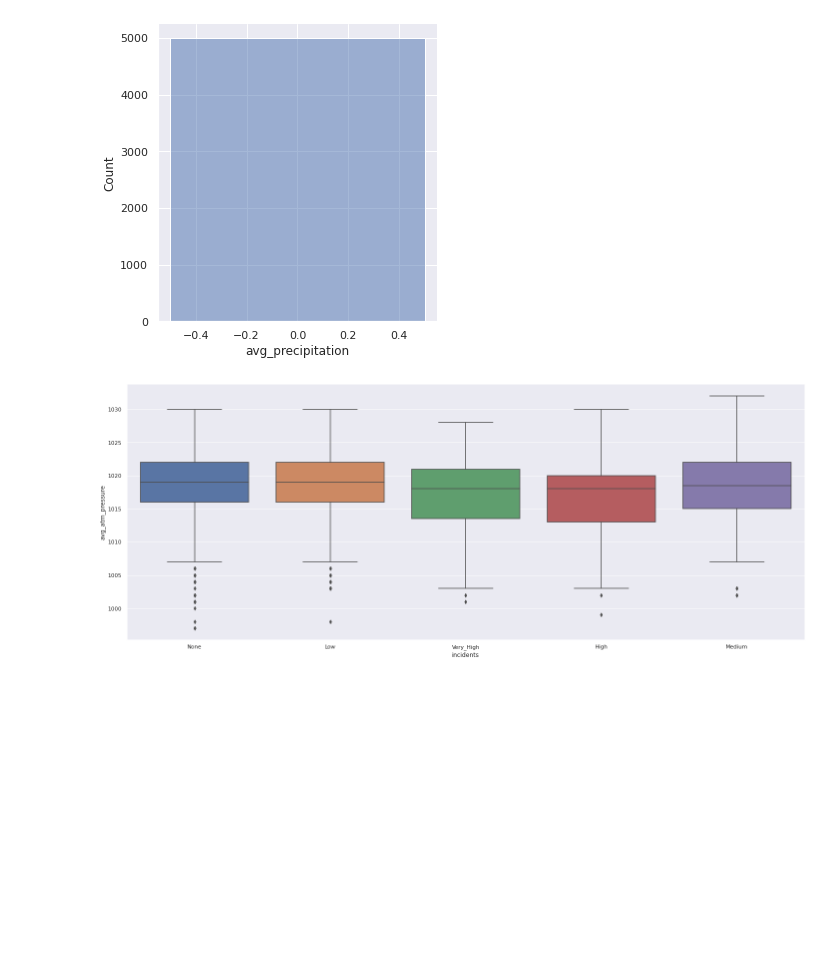
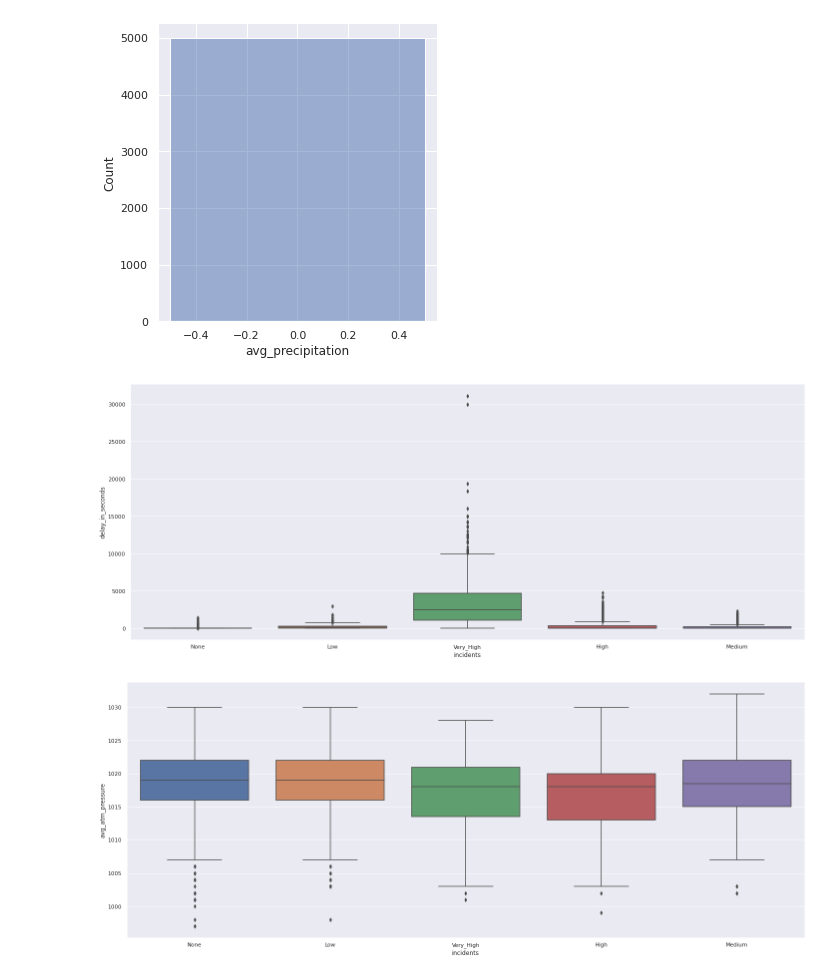
Before and after one commit to joanaaVO/Projeto-DAA, a Jupyter notebook: src/incidents_db.ipynb, the cells around one changed output. Drawn from its saved outputs; the diff is of its cells as text; code cells hidden in the pictures; blank space fills up the shorter version.

```diff
--- a/src/incidents_db.ipynb
+++ b/src/incidents_db.ipynb
@@ -251,6 +252,12 @@ sns.displot(db, x="avg_precipitation", kde=True)
 # %% [output]
 <seaborn.axisgrid.FacetGrid at 0x...>
 [figure]
+# %%
+# Relationship between the level of incidents and the delay (in seconds)
+sns.catplot( x="incidents", y="delay_in_seconds", data=db, kind="box", height=8, aspect=2.5)
+plt.show()
+# %% [output]
+[figure, added]
 # %%
 # Relationship between the level of incidents and the atmospheric pressure
 sns.catplot( x="incidents", y="avg_atm_pressure", data=db, kind="box", height=8, aspect=2.5)
```
Also changed, not shown: parts of 25 cells of this notebook.
